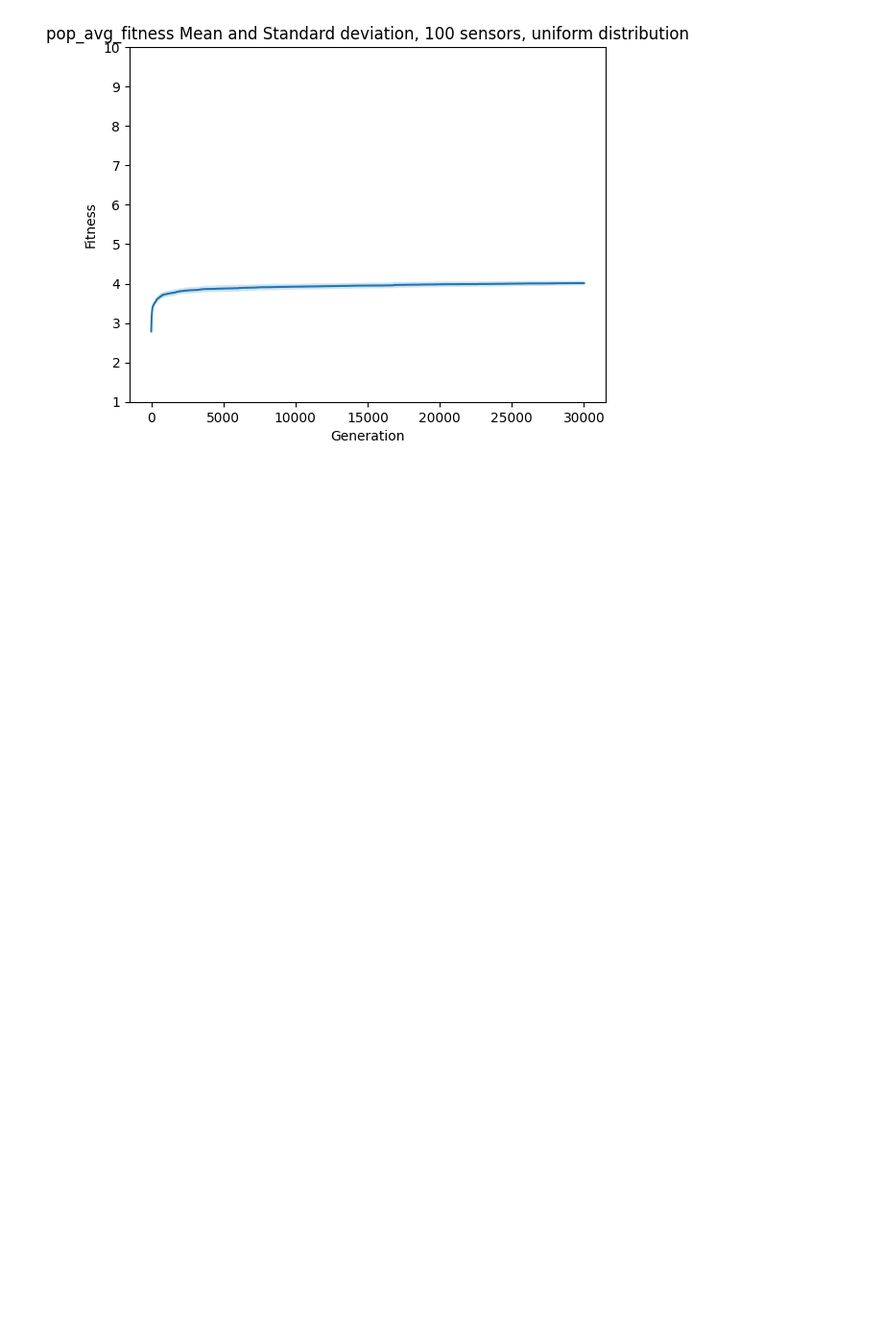
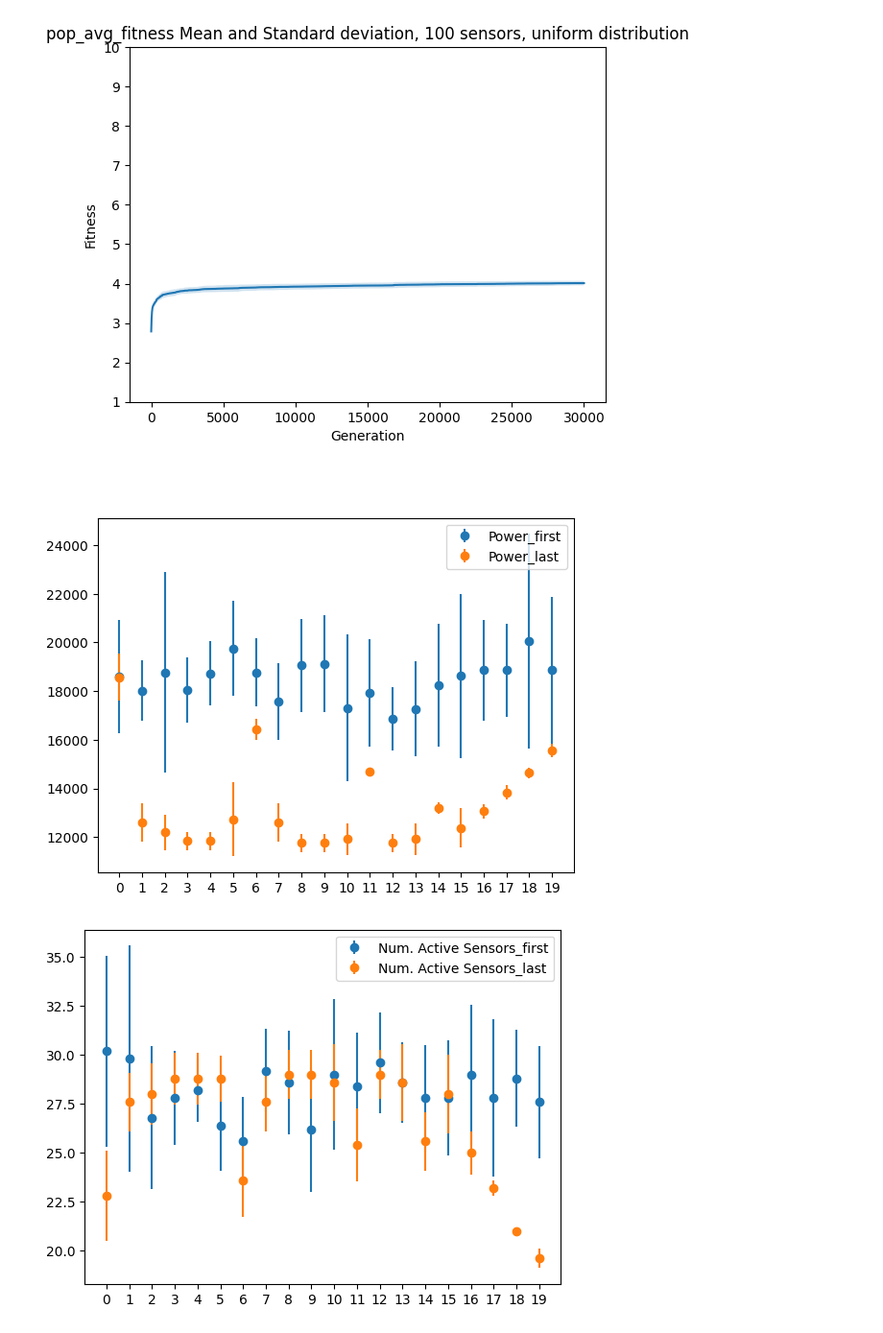
Before and after one commit to ductaingn/Multi-objective-Optimization-of-Barrier-Coverage-with-Wireless-Sensors, a Jupyter notebook: Analyze Output.ipynb, the cells around one changed output. Shown: that part at 96% size. Drawn from its saved outputs; the diff is of its cells as text; code cells hidden in the pictures; blank space fills up the shorter version.

Commit message:
analyze output by mean and std of objectives

```diff
--- a/Analyze Output.ipynb
+++ b/Analyze Output.ipynb
@@ -84,3 +84,5 @@ Plot.Plot_fitness(100,5,'pop_avg_fitness')
 # %% [output]
 [figure]
 [figure]
+# %% [markdown]
+#
@@ -86,0 +151,23 @@ Plot.Plot_fitness(100,5,'pop_avg_fitness')
+# %%
+# plot the result
+import matplotlib.pyplot as plt
+plt.errorbar(range(POP_SIZE), mean_f1, yerr=std_f1, fmt='o', label='Power_first')
+plt.errorbar(range(POP_SIZE), mean_f1_last, yerr=std_f1_last, fmt='o', label='Power_last')
+plt.xticks(range(POP_SIZE))
+plt.legend()
+plt.show()
+
+plt.errorbar(range(POP_SIZE), mean_f2, yerr=std_f2, fmt='o', label='Num. Active Sensors_first')
+plt.errorbar(range(POP_SIZE), mean_f2_last, yerr=std_f2_last, fmt='o', label='Num. Active Sensors_last')
+plt.xticks(range(POP_SIZE))
+plt.legend()
+plt.show()
+
+plt.errorbar(range(POP_SIZE), mean_f3, yerr=std_f3, fmt='o', label='Avg. Dist. to Sink node_first')
+plt.errorbar(range(POP_SIZE), mean_f3_last, yerr=std_f3_last, fmt='o', label='Avg. Dist. to Sink node_last')
+plt.xticks(range(POP_SIZE))
+plt.legend()
+plt.show()
+# %% [output]
+[figure, added]
+[figure, added]
```
Also changed, not shown: parts of 2 cells of this notebook, 2 other files.
